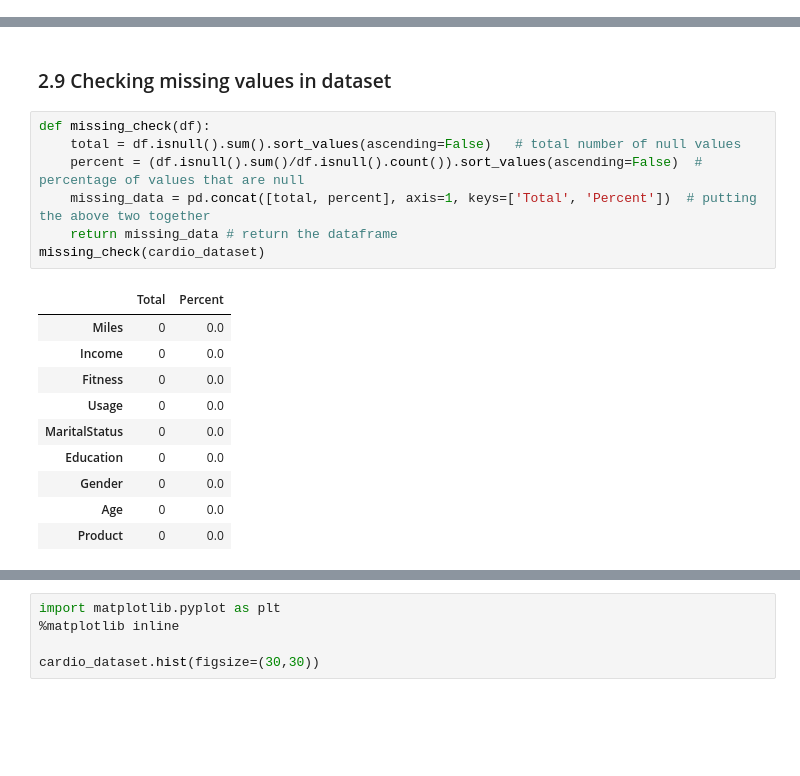
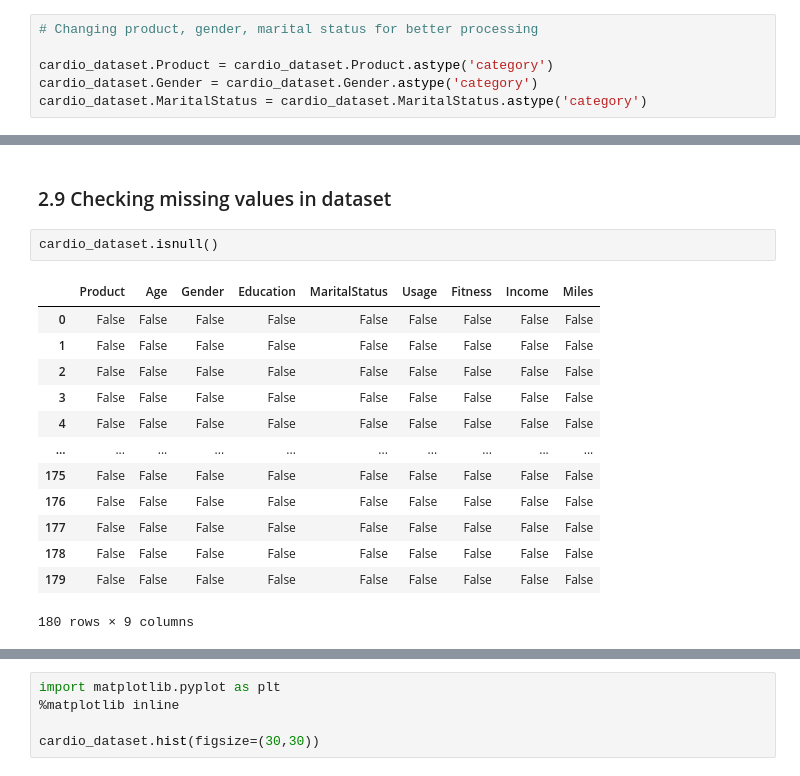
Before and after one commit to sirhomersimpson/pgp-aiml, a Jupyter notebook: fundamentals_aiml/cardio_good_fitness_project.ipynb, the cells around one changed output, grey strips where cells are left out. Drawn from its saved outputs; the diff is of its cells as text; blank space fills up the shorter version.

```diff
--- a/fundamentals_aiml/cardio_good_fitness_project.ipynb
+++ b/fundamentals_aiml/cardio_good_fitness_project.ipynb
@@ -150,0 +171,6 @@ dtype: int64
+# %%
+# Changing product, gender, marital status for better processing
+
+cardio_dataset.Product = cardio_dataset.Product.astype('category')
+cardio_dataset.Gender = cardio_dataset.Gender.astype('category')
+cardio_dataset.MaritalStatus = cardio_dataset.MaritalStatus.astype('category')
@@ -151,20 +202,18 @@ dtype: int64
 # %% [markdown]
 ### 2.9 Checking missing values in dataset
-# %%
-def missing_check(df):
-    total = df.isnull().sum().sort_values(ascending=False)   # total number of null values
-    percent = (df.isnull().sum()/df.isnull().count()).sort_values(ascending=False)  # percentage of values that are null
-    missing_data = pd.concat([total, percent], axis=1, keys=['Total', 'Percent'])  # putting the above two together
-    return missing_data # return the dataframe
-missing_check(cardio_dataset)
-# %% [output]
-|  | Total | Percent |
-| Miles | 0 | 0.0 |
-| Income | 0 | 0.0 |
-| Fitness | 0 | 0.0 |
-| Usage | 0 | 0.0 |
-| MaritalStatus | 0 | 0.0 |
-| Education | 0 | 0.0 |
-| Gender | 0 | 0.0 |
-| Age | 0 | 0.0 |
-| Product | 0 | 0.0 |
+# %%
+cardio_dataset.isnull()
+# %% [output]
+|  | Product | Age | Gender | Education | MaritalStatus | Usage | Fitness | Income | Miles |
+| 0 | False | False | False | False | False | False | False | False | False |
+| 1 | False | False | False | False | False | False | False | False | False |
+| 2 | False | False | False | False | False | False | False | False | False |
+| 3 | False | False | False | False | False | False | False | False | False |
+| 4 | False | False | False | False | False | False | False | False | False |
+| ... | ... | ... | ... | ... | ... | ... | ... | ... | ... |
+| 175 | False | False | False | False | False | False | False | False | False |
+| 176 | False | False | False | False | False | False | False | False | False |
+| 177 | False | False | False | False | False | False | False | False | False |
+| 178 | False | False | False | False | False | False | False | False | False |
+| 179 | False | False | False | False | False | False | False | False | False |
+180 rows × 9 columns
```
Also changed, not shown: parts of 11 cells of this notebook.
